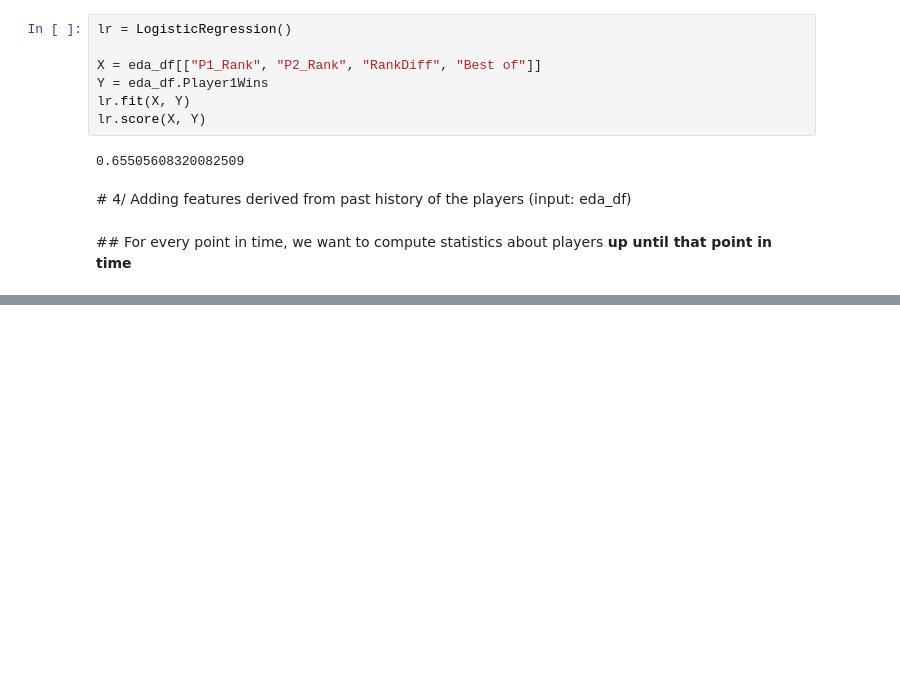
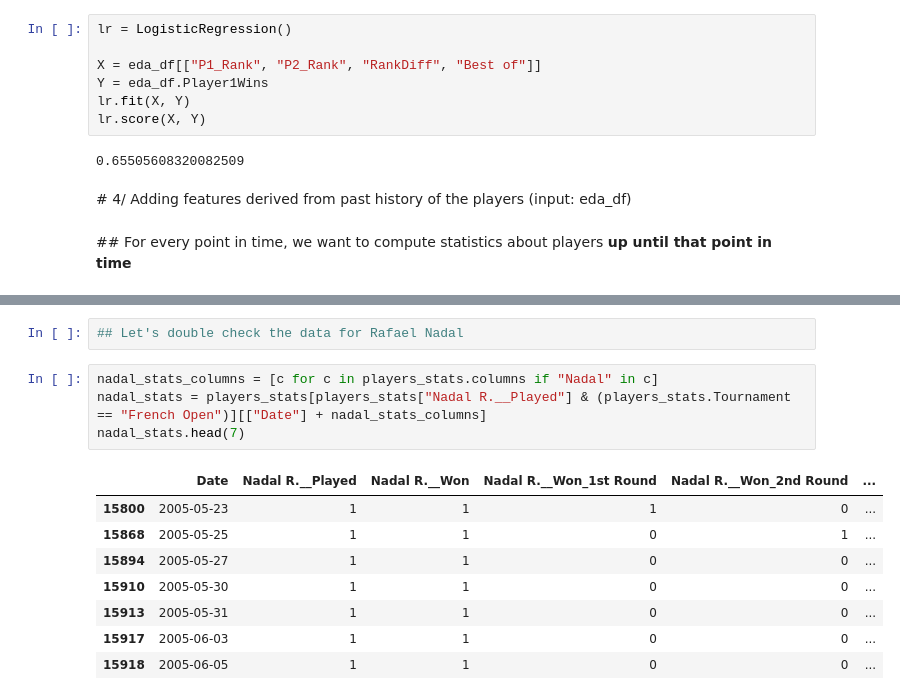
Before and after one commit to Vinh-CHUC/general-assembly-data-science-project, a Jupyter notebook: Exploratory Data Analysis.ipynb, the cells around one changed output, grey strips where cells are left out. Drawn from its saved outputs; the diff is of its cells as text; blank space fills up the shorter version.

```diff
--- a/Exploratory Data Analysis.ipynb
+++ b/Exploratory Data Analysis.ipynb
@@ -274,0 +266,15 @@ my_df.rolling(12).apply(lambda x: sum(x))
+# %%
+## Let's double check the data for Rafael Nadal
+# %%
+nadal_stats_columns = [c for c in players_stats.columns if "Nadal" in c]
+nadal_stats = players_stats[players_stats["Nadal R.__Played"] & (players_stats.Tournament == "French Open")][["Date"] + nadal_stats_columns]
+nadal_stats.head(7)
+# %% [output]
+|  | Date | Nadal R.__Played | Nadal R.__Won | Nadal R.__Won_1st Round | Nadal R.__Won_2nd Round | ... |
+| 15800 | 2005-05-23 | 1 | 1 | 1 | 0 | ... |
+| 15868 | 2005-05-25 | 1 | 1 | 0 | 1 | ... |
+| 15894 | 2005-05-27 | 1 | 1 | 0 | 0 | ... |
+| 15910 | 2005-05-30 | 1 | 1 | 0 | 0 | ... |
+| 15913 | 2005-05-31 | 1 | 1 | 0 | 0 | ... |
+| 15917 | 2005-06-03 | 1 | 1 | 0 | 0 | ... |
+| 15918 | 2005-06-05 | 1 | 1 | 0 | 0 | ... |
```
Also changed, not shown: parts of 29 cells of this notebook, 1 other file.
